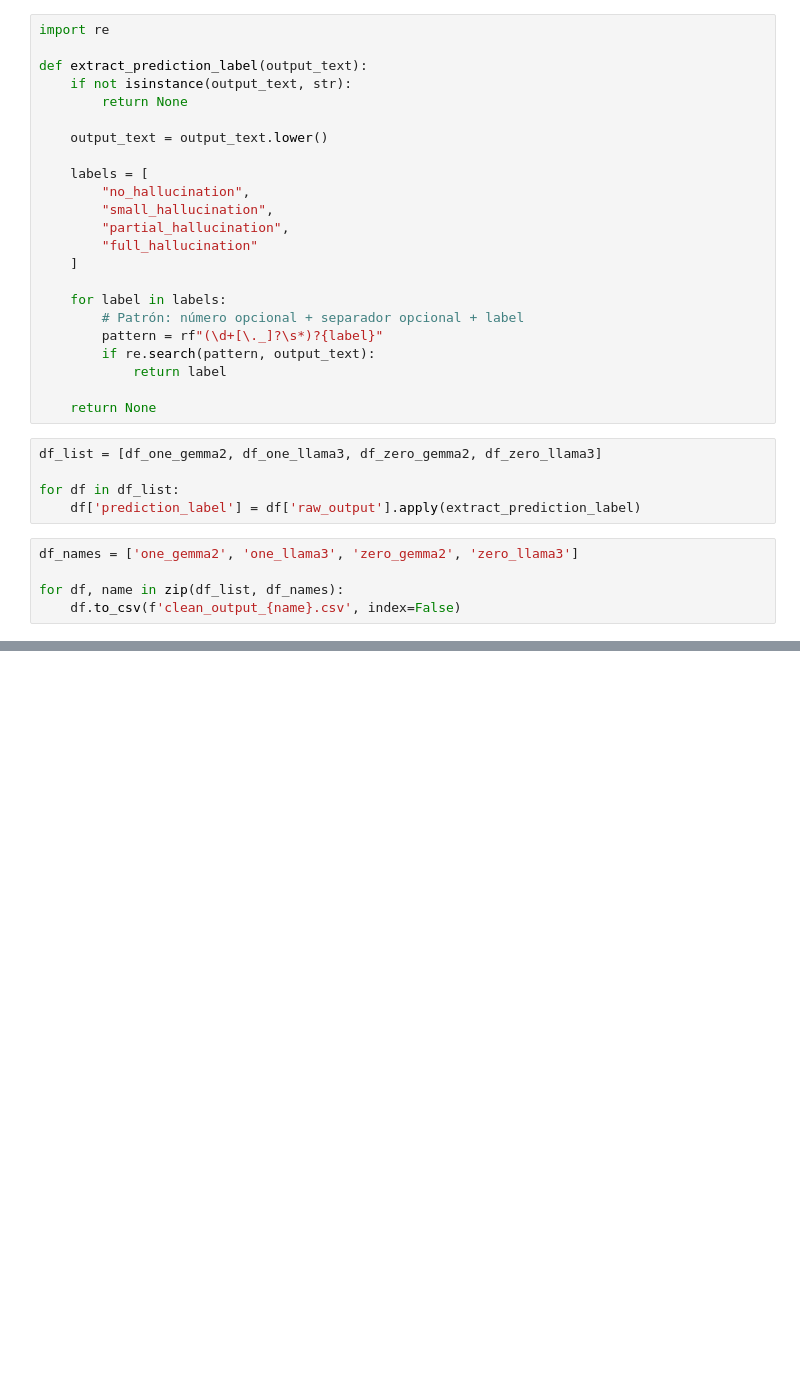
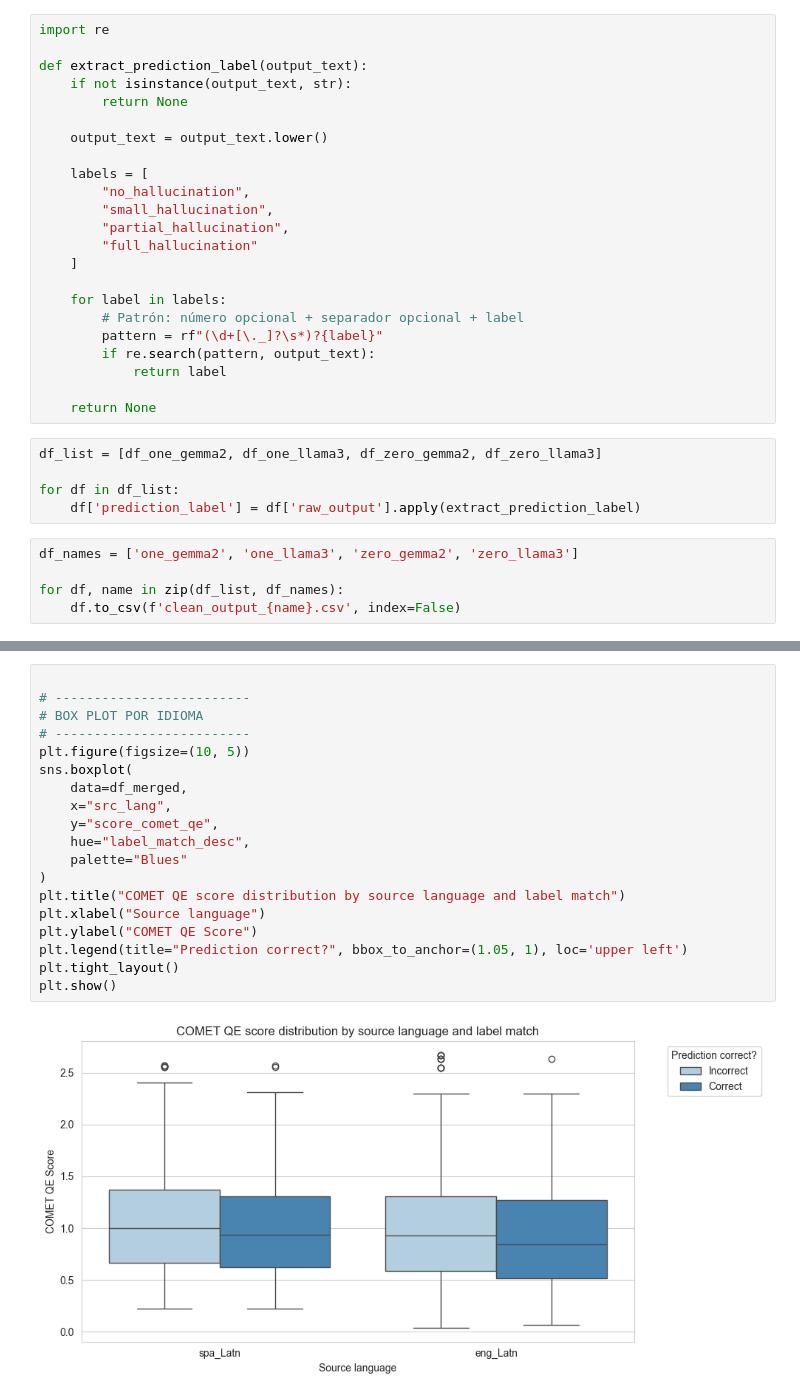
Before and after one commit to Belen96x/LLM_hallucination_detection, a Jupyter notebook: data/overlap_comparison.ipynb, the cells around one changed output, grey strips where cells are left out. Cells and saved outputs as stored; diff of their text form; blank space fills up the shorter version.

```diff
--- a/data/overlap_comparison.ipynb
+++ b/data/overlap_comparison.ipynb
@@ -84,0 +310,21 @@ for df, name in zip(df_list, df_names):
+# %%
+
+# -------------------------
+# BOX PLOT POR IDIOMA
+# -------------------------
+plt.figure(figsize=(10, 5))
+sns.boxplot(
+    data=df_merged,
+    x="src_lang",
+    y="score_comet_qe",
+    hue="label_match_desc",
+    palette="Blues"
+)
+plt.title("COMET QE score distribution by source language and label match")
+plt.xlabel("Source language")
+plt.ylabel("COMET QE Score")
+plt.legend(title="Prediction correct?", bbox_to_anchor=(1.05, 1), loc='upper left')
+plt.tight_layout()
+plt.show()
+# %% [output]
+[figure, added]
```
Also changed, not shown: parts of 12 cells of this notebook, 5 other files.
